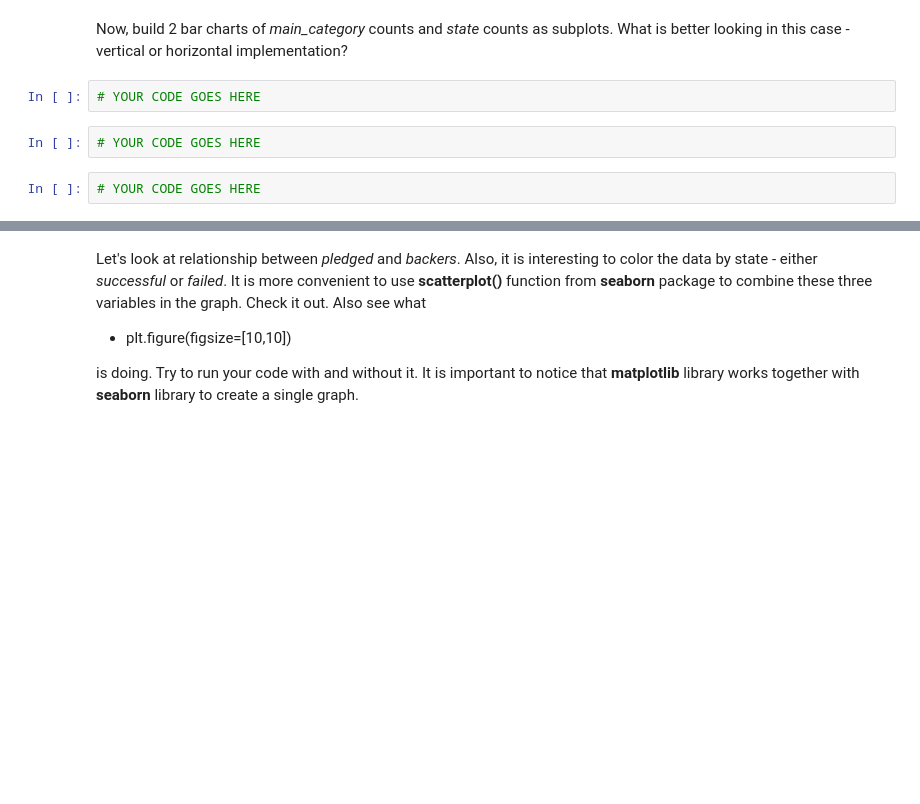
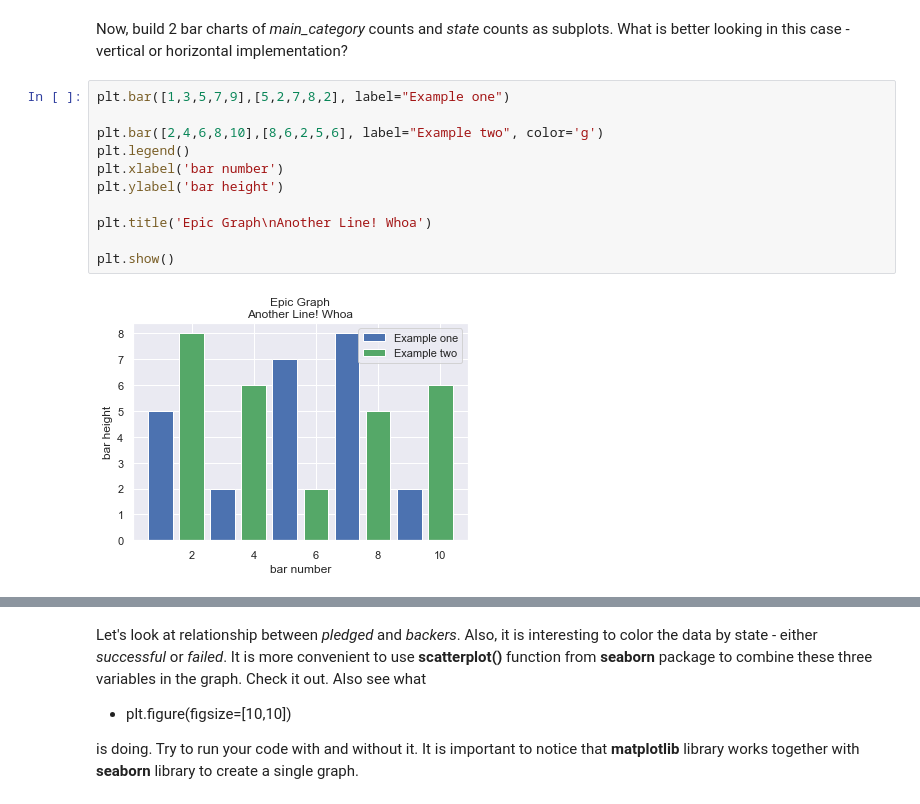
Before and after one commit to NickWald/hugo, a Jupyter notebook: python basics/EDA_Kickstarter_2.ipynb, the cells around one changed output, grey strips where cells are left out. Drawn from its saved outputs; the diff is of its cells as text; blank space fills up the shorter version.

```diff
--- a/python basics/EDA_Kickstarter_2.ipynb
+++ b/python basics/EDA_Kickstarter_2.ipynb
@@ -233,9 +397,16 @@ Similarly, build three subplots with **histograms** of *goal*, *pledged*, and *b
 # YOUR CODE GOES HERE
 # %% [markdown]
 Now, build 2 bar charts of *main_category* counts and *state* counts as subplots. What is better looking in this case - vertical or horizontal implementation?
-# %%
-# YOUR CODE GOES HERE
-# %%
-# YOUR CODE GOES HERE
-# %%
-# YOUR CODE GOES HERE
+# %%
+plt.bar([1,3,5,7,9],[5,2,7,8,2], label="Example one")
+
+plt.bar([2,4,6,8,10],[8,6,2,5,6], label="Example two", color='g')
+plt.legend()
+plt.xlabel('bar number')
+plt.ylabel('bar height')
+
+plt.title('Epic Graph\nAnother Line! Whoa')
+
+plt.show()
+# %% [output]
+[figure, added]
```
Also changed, not shown: parts of 23 cells of this notebook, 4 other files.
